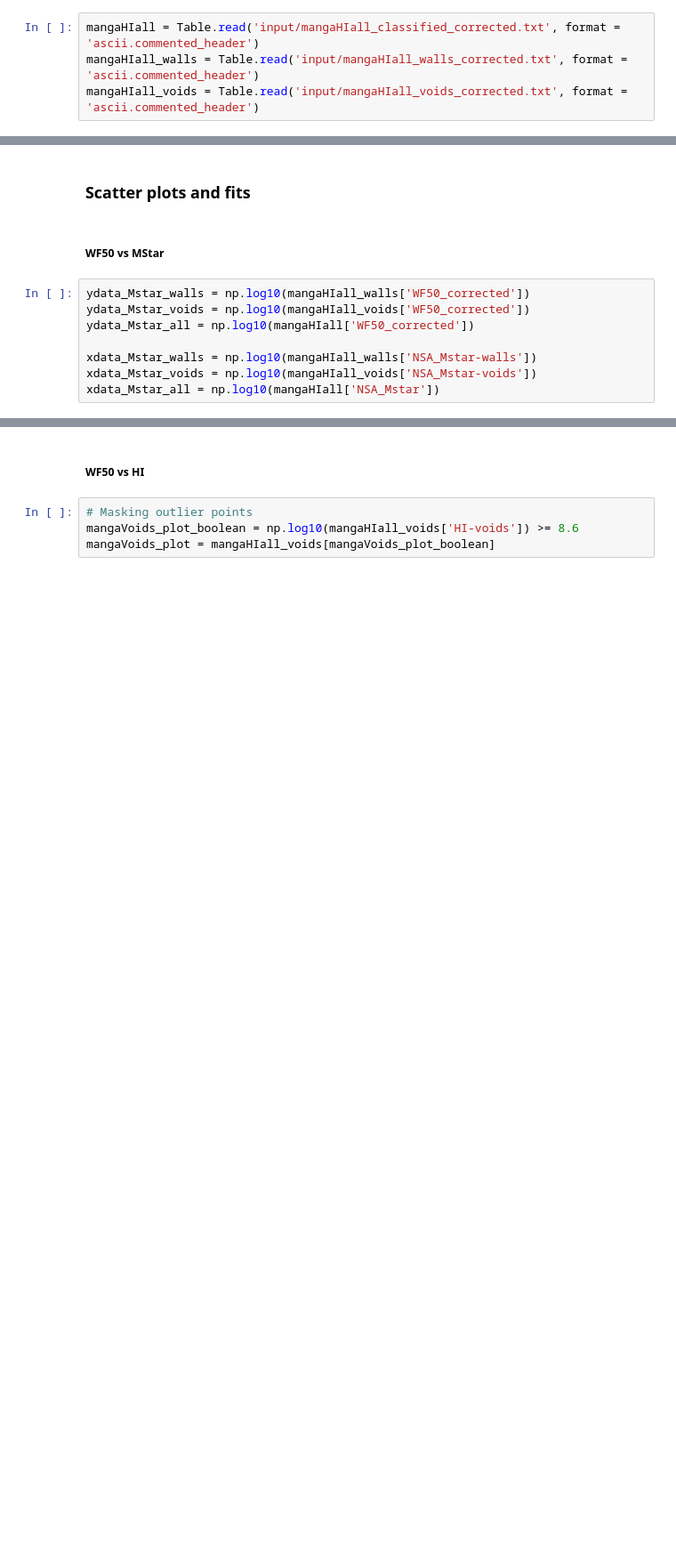
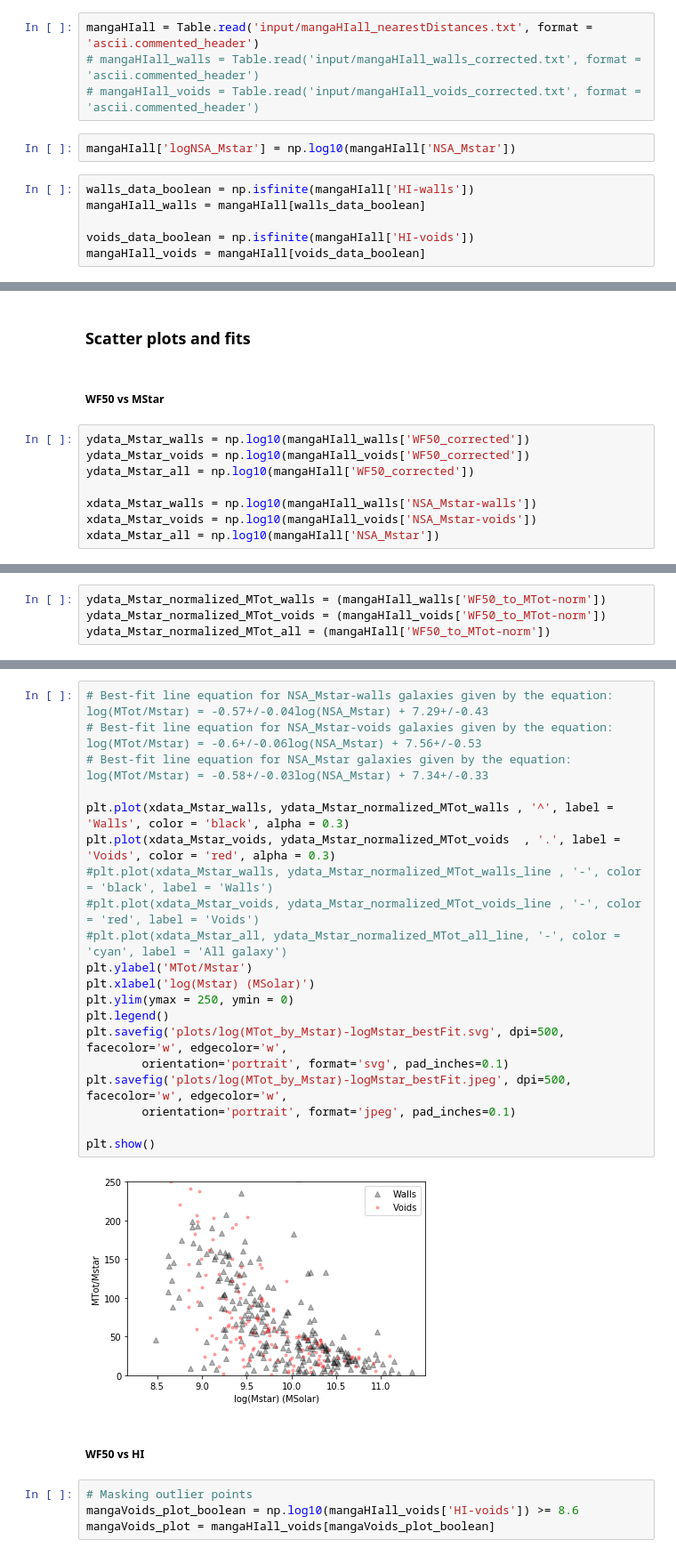
Before and after one commit to usiam/Summer-20_Galactic-Rotation-Curves-And-Dark-Matter, a Jupyter notebook: 07.mass_WF50_scatter_and_median_plots.ipynb, the cells around one changed output, grey strips where cells are left out. Shown: that part at 89% size. Cells and saved outputs as stored; diff of their text form; blank space fills up the shorter version.

Commit message:
New median plots with normalized Mtotal added

```diff
--- a/07.mass_WF50_scatter_and_median_plots.ipynb
+++ b/07.mass_WF50_scatter_and_median_plots.ipynb
@@ -9,9 +9,17 @@ from scipy.optimize import curve_fit
 # %% [markdown]
 ### Data
 # %%
-mangaHIall = Table.read('input/mangaHIall_classified_corrected.txt', format = 'ascii.commented_header')
-mangaHIall_walls = Table.read('input/mangaHIall_walls_corrected.txt', format = 'ascii.commented_header')
-mangaHIall_voids = Table.read('input/mangaHIall_voids_corrected.txt', format = 'ascii.commented_header')
+mangaHIall = Table.read('input/mangaHIall_nearestDistances.txt', format = 'ascii.commented_header')
+# mangaHIall_walls = Table.read('input/mangaHIall_walls_corrected.txt', format = 'ascii.commented_header')
+# mangaHIall_voids = Table.read('input/mangaHIall_voids_corrected.txt', format = 'ascii.commented_header')
+# %%
+mangaHIall['logNSA_Mstar'] = np.log10(mangaHIall['NSA_Mstar'])
+# %%
+walls_data_boolean = np.isfinite(mangaHIall['HI-walls'])
+mangaHIall_walls = mangaHIall[walls_data_boolean]
+
+voids_data_boolean = np.isfinite(mangaHIall['HI-voids'])
+mangaHIall_voids = mangaHIall[voids_data_boolean]
 # %% [markdown]
 ### Linear function to fit
 # %%
@@ -68,0 +118,4 @@ ydata_Mstar_all_line = linear_bestfit(mangaHIall,'NSA_Mstar', 'all')
+# %%
+ydata_Mstar_normalized_MTot_walls = (mangaHIall_walls['WF50_to_MTot-norm'])
+ydata_Mstar_normalized_MTot_voids = (mangaHIall_voids['WF50_to_MTot-norm'])
+ydata_Mstar_normalized_MTot_all = (mangaHIall['WF50_to_MTot-norm'])
@@ -87,6 +148,28 @@ plt.savefig('plots/logWF50_corrected-logMstar_bestFit.jpeg', dpi=500, facecolor=
 plt.show()
 # %% [output]
 [figure]
+# %%
+# Best-fit line equation for NSA_Mstar-walls galaxies given by the equation: log(MTot/Mstar) = -0.57+/-0.04log(NSA_Mstar) + 7.29+/-0.43
+# Best-fit line equation for NSA_Mstar-voids galaxies given by the equation: log(MTot/Mstar) = -0.6+/-0.06log(NSA_Mstar) + 7.56+/-0.53
+# Best-fit line equation for NSA_Mstar galaxies given by the equation: log(MTot/Mstar) = -0.58+/-0.03log(NSA_Mstar) + 7.34+/-0.33
+
+plt.plot(xdata_Mstar_walls, ydata_Mstar_normalized_MTot_walls , '^', label = 'Walls', color = 'black', alpha = 0.3)
+plt.plot(xdata_Mstar_voids, ydata_Mstar_normalized_MTot_voids  , '.', label = 'Voids', color = 'red', alpha = 0.3)
+#plt.plot(xdata_Mstar_walls, ydata_Mstar_normalized_MTot_walls_line , '-', color = 'black', label = 'Walls')
+#plt.plot(xdata_Mstar_voids, ydata_Mstar_normalized_MTot_voids_line , '-', color = 'red', label = 'Voids')
+#plt.plot(xdata_Mstar_all, ydata_Mstar_normalized_MTot_all_line, '-', color = 'cyan', label = 'All galaxy')
+plt.ylabel('MTot/Mstar')
+plt.xlabel('log(Mstar) (MSolar)')
+plt.ylim(ymax = 250, ymin = 0)
+plt.legend()
+plt.savefig('plots/log(MTot_by_Mstar)-logMstar_bestFit.svg', dpi=500, facecolor='w', edgecolor='w',
+        orientation='portrait', format='svg', pad_inches=0.1)
+plt.savefig('plots/log(MTot_by_Mstar)-logMstar_bestFit.jpeg', dpi=500, facecolor='w', edgecolor='w',
+        orientation='portrait', format='jpeg', pad_inches=0.1)
+
+plt.show()
+# %% [output]
+[figure, added]
 # %% [markdown]
 ##### WF50 vs HI
 # %%
```
Also changed, not shown: parts of 41 cells of this notebook.
